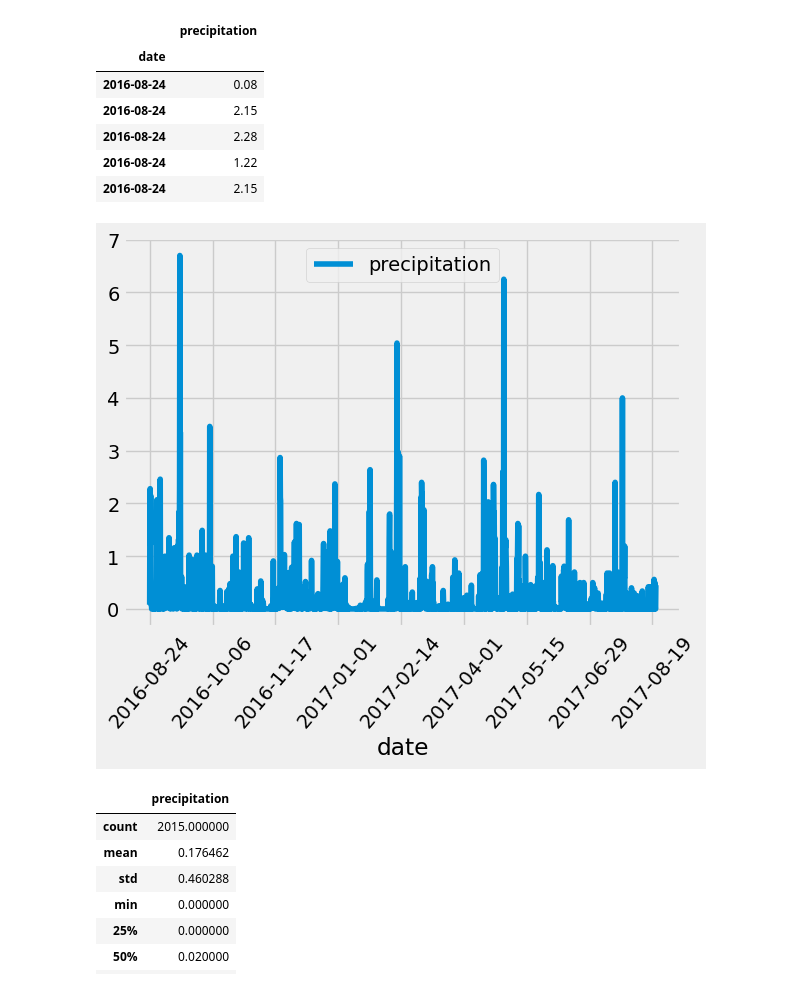
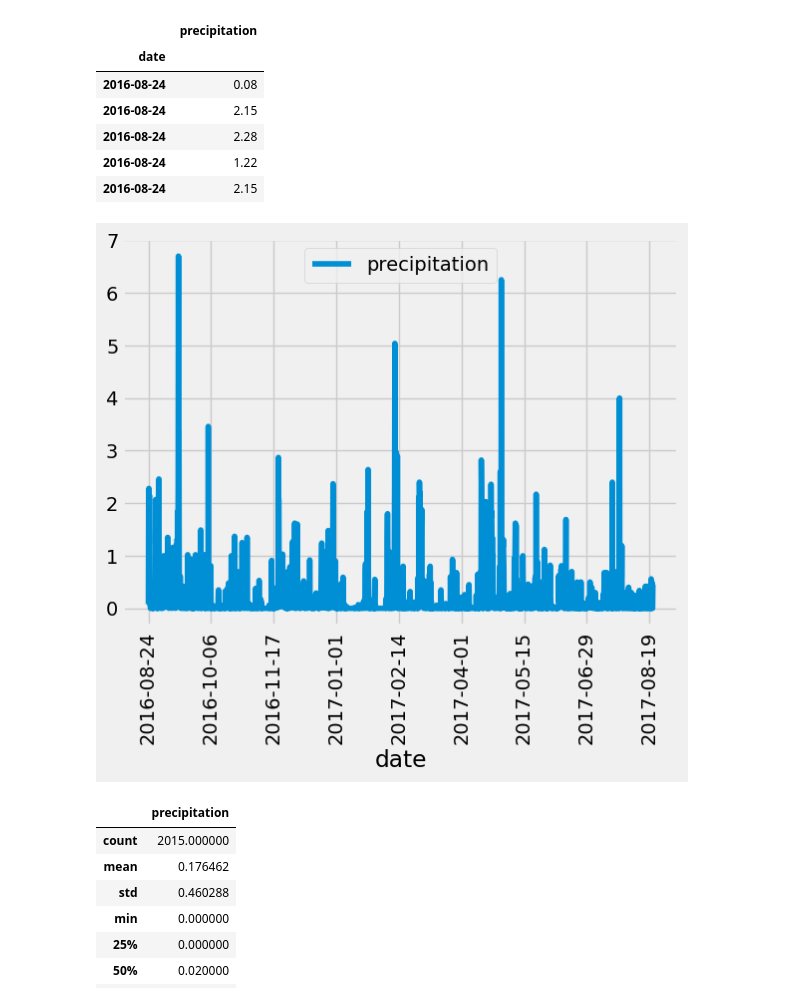
Before and after one commit to hrobinl/sqlalchemy-challenge, a Jupyter notebook: SurfsUp/climate_starter - Testing Code Here.ipynb, the cells around one changed output. Drawn from its saved outputs; the diff is of its cells as text; code cells hidden in the pictures.

```diff
--- a/SurfsUp/climate_starter - Testing Code Here.ipynb
+++ b/SurfsUp/climate_starter - Testing Code Here.ipynb
@@ -79,11 +79,11 @@ Year prior 2016-08-23
 | 2016-08-24 | 2.15 |
 # %%
 # Use Pandas Plotting with Matplotlib to plot the data
-precipscores_df.plot(rot=50)
-#plt.savefig("Precipitation Analysis.png")
+precipscores_df.plot(rot=90)
+plt.savefig("Precipitation Analysis.png")
 plt.show()
 # %% [output]
-[figure, old version]
+[figure, new version]
 # %%
 # Use Pandas to calculate the summary statistics for the precipitation data
 precipscores_df.describe()
```
Also changed, not shown: parts of 3 cells of this notebook, 4 other files.
